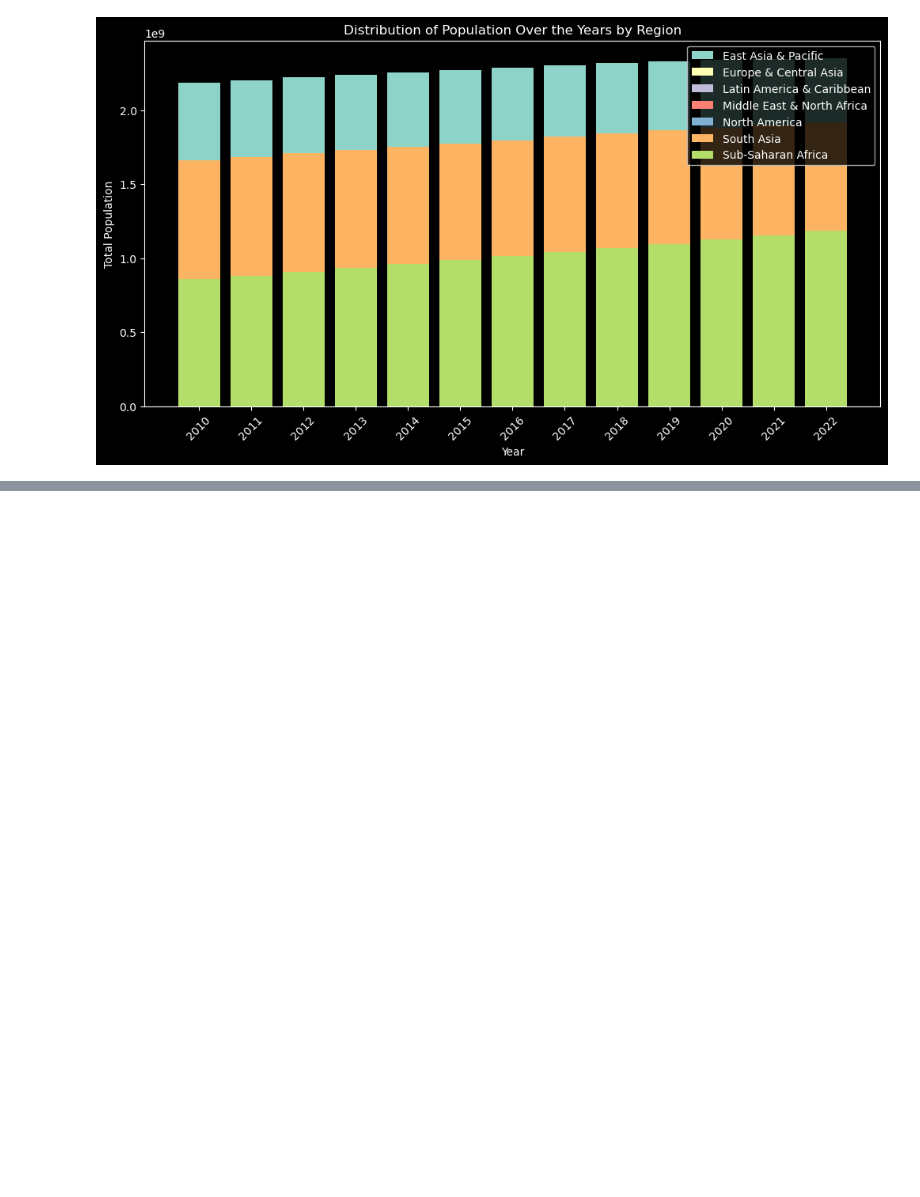
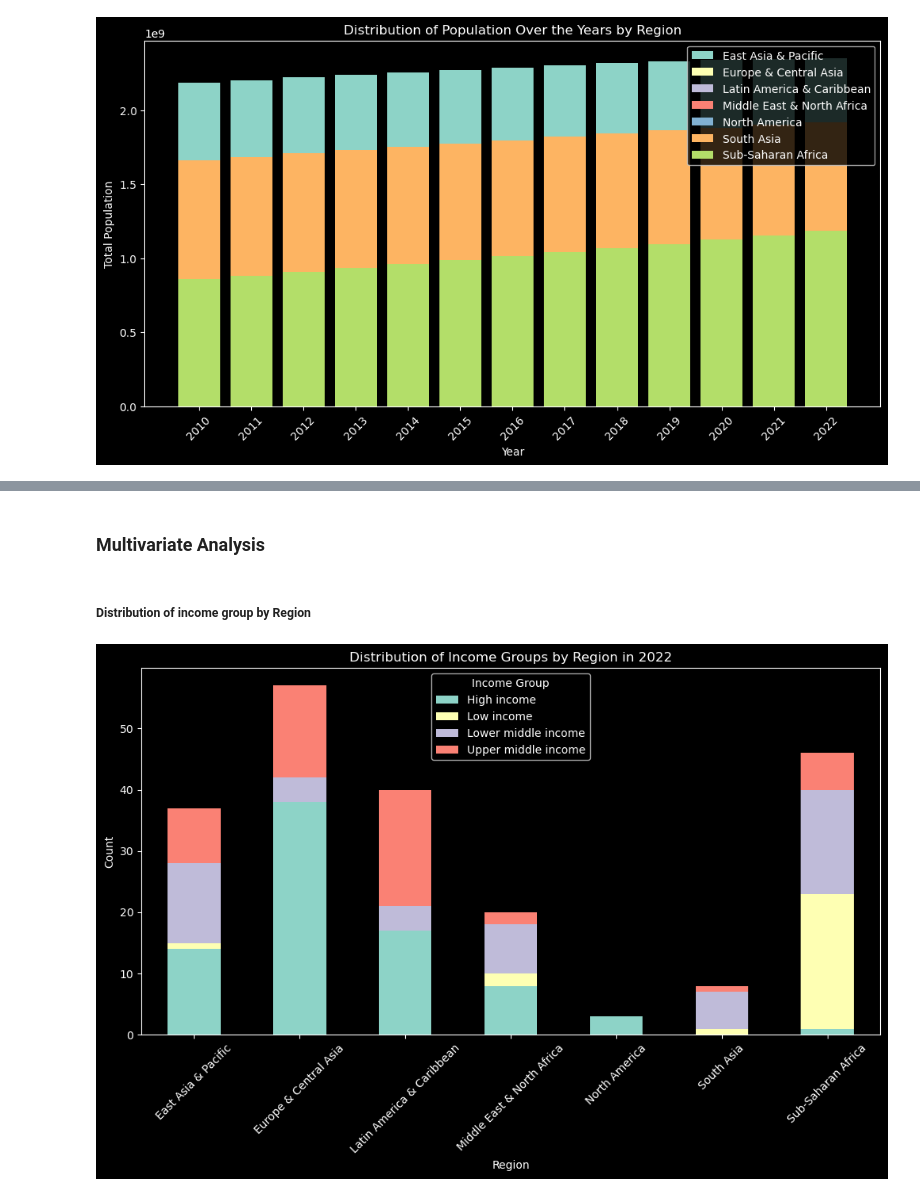
Before and after one commit to marwa9975/Analyzing_Global_Population_Trends, a Jupyter notebook: notebook.ipynb, the cells around one changed output, grey strips where cells are left out. Cells and saved outputs as stored; diff of their text form; code cells hidden in the pictures; blank space fills up the shorter version.

```diff
--- a/notebook.ipynb
+++ b/notebook.ipynb
@@ -476,0 +444,29 @@ plt.show()
+# %% [markdown]
+### Multivariate Analysis
+# %% [markdown]
+##### Distribution of income group by Region
+# %%
+# Filter the data for the year 2022
+data_2022 = merged_data[['Region', 'IncomeGroup', '2022']]
+
+# Pivot the data to have IncomeGroup as columns and Region as index
+pivot_data = data_2022.pivot_table(index='Region', columns='IncomeGroup', values='2022', aggfunc='count', fill_value=0)
+
+# Create a stacked bar chart
+ax = pivot_data.plot(kind='bar', stacked=True, figsize=(12, 6))
+
+# Set labels and title
+plt.xlabel('Region')
+plt.ylabel('Count')
+plt.title('Distribution of Income Groups by Region in 2022')
+
+# Show the legend
+plt.legend(title='Income Group')
+
+# Rotate x-axis labels for better readability
+plt.xticks(rotation=45)
+
+# Show the plot
+plt.show()
+# %% [output]
+[figure, added]
```
Also changed, not shown: parts of 30 cells of this notebook.
